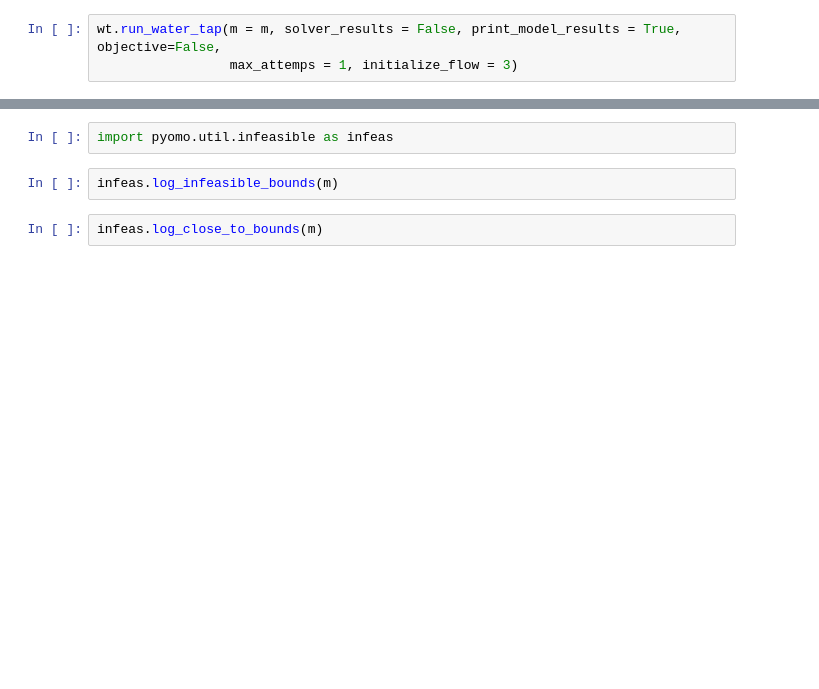
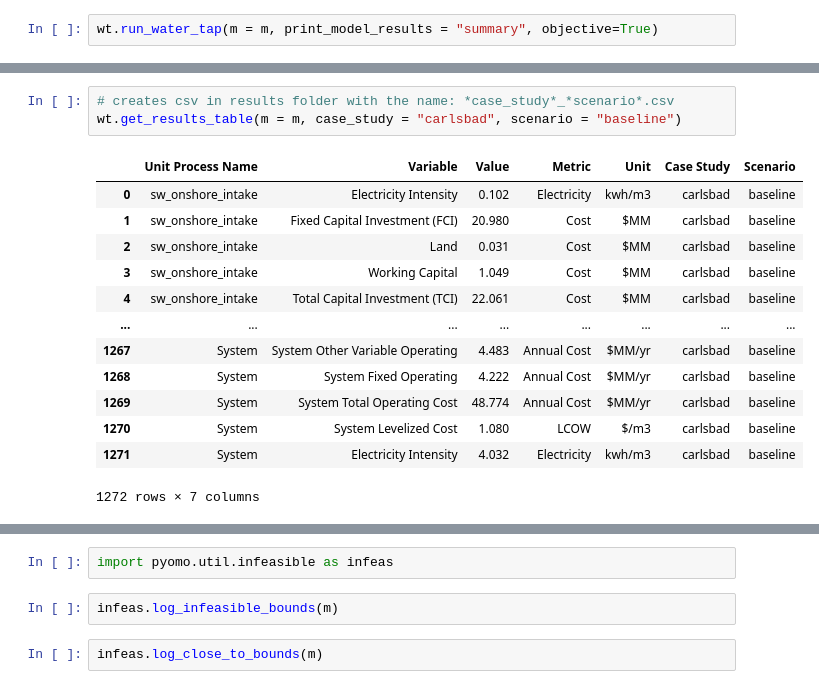
Before and after one commit to NREL/WaterTAP3, a Jupyter notebook: IDAES-WaterTAP3_v2/ArielScratch.ipynb, the cells around one changed output, grey strips where cells are left out. Cells and saved outputs as stored; diff of their text form; blank space fills up the shorter version.

Commit message:
fixing ro methods to account for ERD and pump differences for stages/passes. added results saving and printing options.

```diff
--- a/IDAES-WaterTAP3_v2/ArielScratch.ipynb
+++ b/IDAES-WaterTAP3_v2/ArielScratch.ipynb
@@ -140,3 +155,2 @@ wt.display.show_train2(model_name=m)
 # %%
-wt.run_water_tap(m = m, solver_results = False, print_model_results = True, objective=False,
-                 max_attemps = 1, initialize_flow = 3)
+wt.run_water_tap(m = m, print_model_results = "summary", objective=True)
@@ -197,0 +185,17 @@ value(m.fs.sw_onshore_intake.electricity)
+# %%
+# creates csv in results folder with the name: *case_study*_*scenario*.csv
+wt.get_results_table(m = m, case_study = "carlsbad", scenario = "baseline")
+# %% [output]
+|  | Unit Process Name | Variable | Value | Metric | Unit | Case Study | Scenario |
+| 0 | sw_onshore_intake | Electricity Intensity | 0.102 | Electricity | kwh/m3 | carlsbad | baseline |
+| 1 | sw_onshore_intake | Fixed Capital Investment (FCI) | 20.980 | Cost | $MM | carlsbad | baseline |
+| 2 | sw_onshore_intake | Land | 0.031 | Cost | $MM | carlsbad | baseline |
+| 3 | sw_onshore_intake | Working Capital | 1.049 | Cost | $MM | carlsbad | baseline |
+| 4 | sw_onshore_intake | Total Capital Investment (TCI) | 22.061 | Cost | $MM | carlsbad | baseline |
+| ... | ... | ... | ... | ... | ... | ... | ... |
+| 1267 | System | System Other Variable Operating | 4.483 | Annual Cost | $MM/yr | carlsbad | baseline |
+| 1268 | System | System Fixed Operating | 4.222 | Annual Cost | $MM/yr | carlsbad | baseline |
+| 1269 | System | System Total Operating Cost | 48.774 | Annual Cost | $MM/yr | carlsbad | baseline |
+| 1270 | System | System Levelized Cost | 1.080 | LCOW | $/m3 | carlsbad | baseline |
+| 1271 | System | Electricity Intensity | 4.032 | Electricity | kwh/m3 | carlsbad | baseline |
+1272 rows × 7 columns
```
Also changed, not shown: parts of 20 cells of this notebook, 17 other files.
